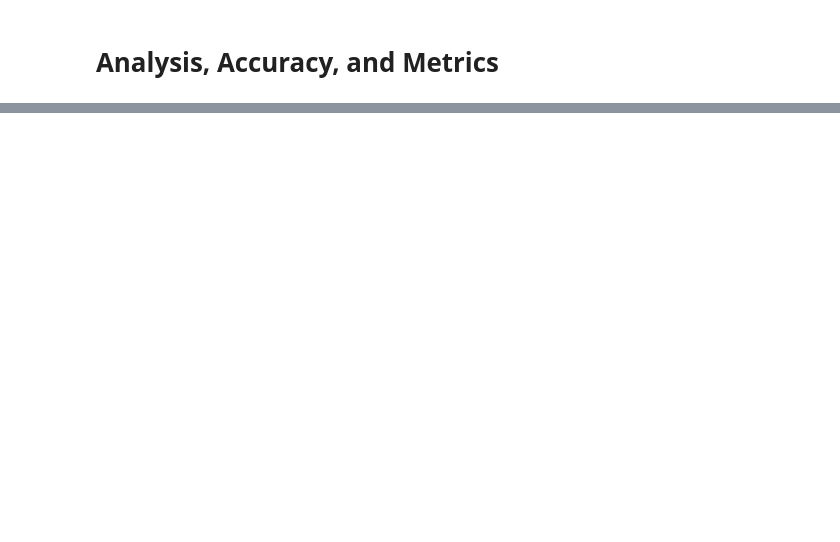
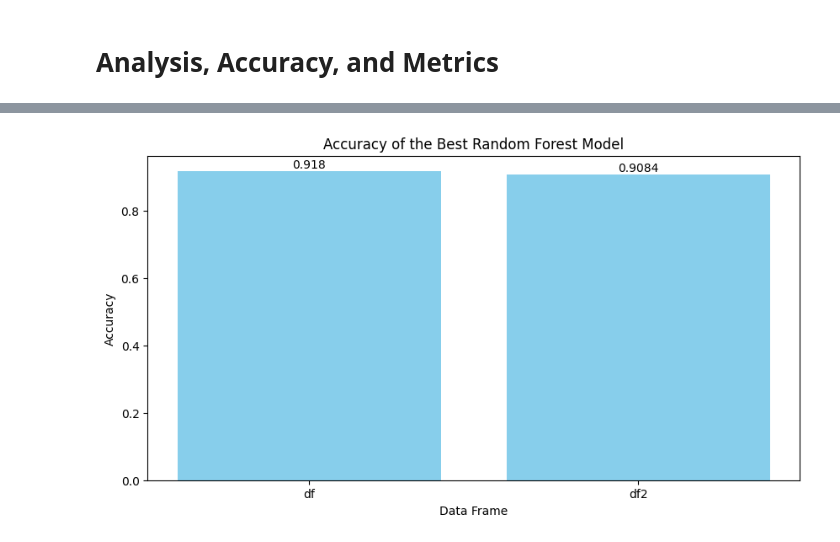
Before and after one commit to annahauk/CS513, a Jupyter notebook: models/RandomForest.ipynb, the cells around one changed output, grey strips where cells are left out. Drawn from its saved outputs; the diff is of its cells as text; code cells hidden in the pictures; blank space fills up the shorter version.

Commit message:
models n shiiii

```diff
--- a/models/RandomForest.ipynb
+++ b/models/RandomForest.ipynb
@@ -72,3 +72,12 @@ print('Accuracy of Random Forest:',(accuracy_score(y_test, y_pred)))
 Accuracy of Random Forest: 0.9151042473701427
 # %% [markdown]
 # <b> Random Forest for Data with Demographics
+# %%
+# run random forest classifier on df2
+rf2 = RandomForestClassifier(n_estimators=100, random_state=1234)
+rf2.fit(X_train2, y_train2)
+y_pred2 = rf2.predict(X_test2)
+
+accuracy_score(y_test2, y_pred2)
+
+print('Accuracy of Random Forest:',(accuracy_score(y_test2, y_pred2)))
@@ -75,2 +174,24 @@ Accuracy of Random Forest: 0.9151042473701427
 # %% [markdown]
 # <b> Analysis, Accuracy, and Metrics
+# %%
+#Best parameters for Random Forest: {'max_depth': 30, 'min_samples_leaf': 1, 'min_samples_split': 5, 'n_estimators': 200}
+# Best score for Random Forest: 0.9106672504826232
+
+# Best parameters for Random Forest: {'max_depth': 40, 'min_samples_leaf': 1, 'min_samples_split': 5, 'n_estimators': 300}
+# Best score for Random Forest: 0.9052218422235416
+
+# make best random forest model for df
+rf_best = RandomForestClassifier(n_estimators=200, max_depth=30, min_samples_split=5, min_samples_leaf=1, random_state=1234)
+rf_best.fit(X_train, y_train)
+y_pred_best = rf_best.predict(X_test)
+
+accuracy = accuracy_score(y_test, y_pred_best)
+print('Accuracy of Random Forest:', accuracy)
+
+# make best random forest model for df2
+rf_best2 = RandomForestClassifier(n_estimators=300, max_depth=40, min_samples_split=5, min_samples_leaf=1, random_state=1234)
+rf_best2.fit(X_train2, y_train2)
+y_pred_best2 = rf_best2.predict(X_test2)
+
+accuracy2 = accuracy_score(y_test2, y_pred_best2)
+print('Accuracy of Random Forest:', accuracy2)
@@ -76,0 +271,14 @@ Accuracy of Random Forest: 0.9151042473701427
+# %%
+# plot the accuracy of the best random forest model for df and df2
+accuracies = [accuracy, accuracy2]
+
+plt.figure(figsize=(10, 5))
+for i, v in enumerate(accuracies):
+    plt.text(i, v + 0.01, str(round(v, 4)), ha='center')
+plt.bar(['df', 'df2'], [accuracy, accuracy2], color='skyblue')
+plt.xlabel('Data Frame')
+plt.ylabel('Accuracy')
+plt.title('Accuracy of the Best Random Forest Model')
+plt.show()
+# %% [output]
+[figure, added]
```
Also changed, not shown: parts of 18 cells of this notebook, 1 other file.
